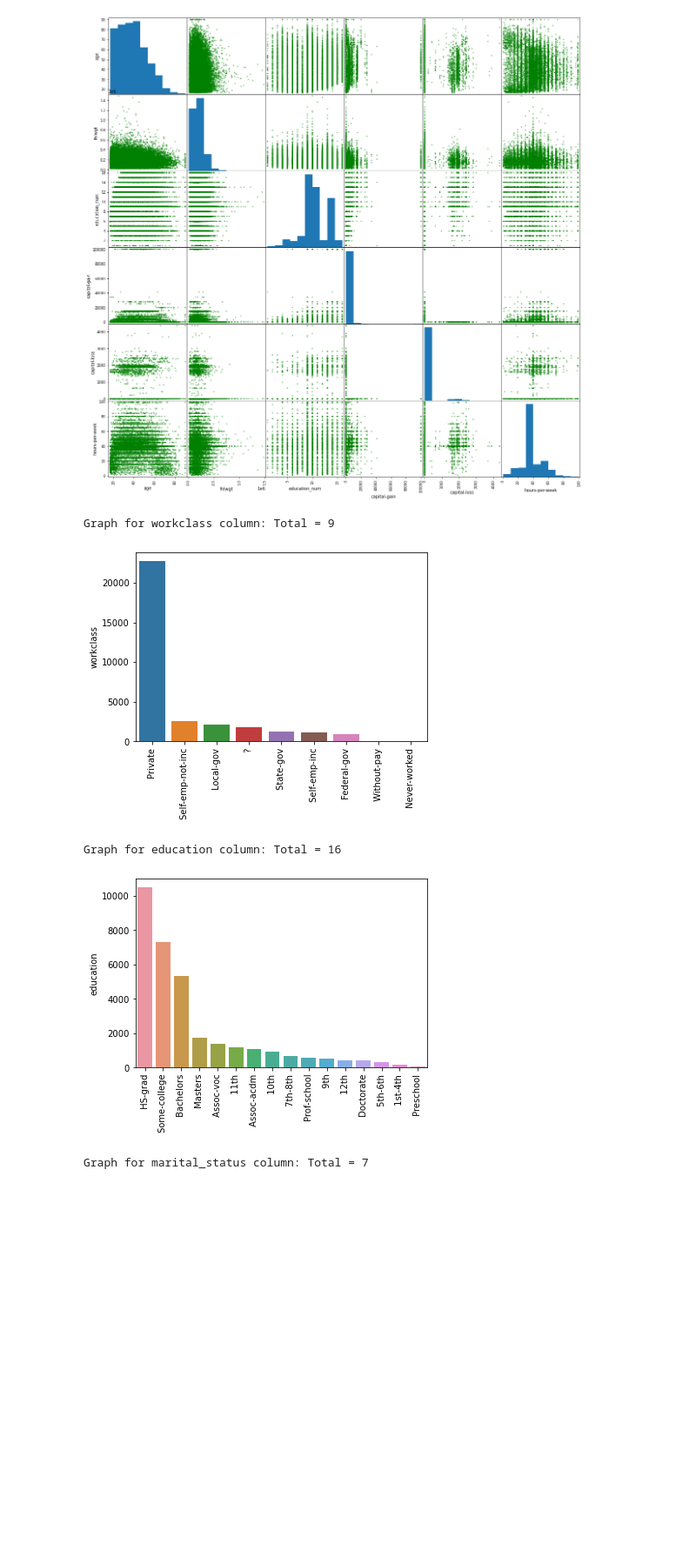
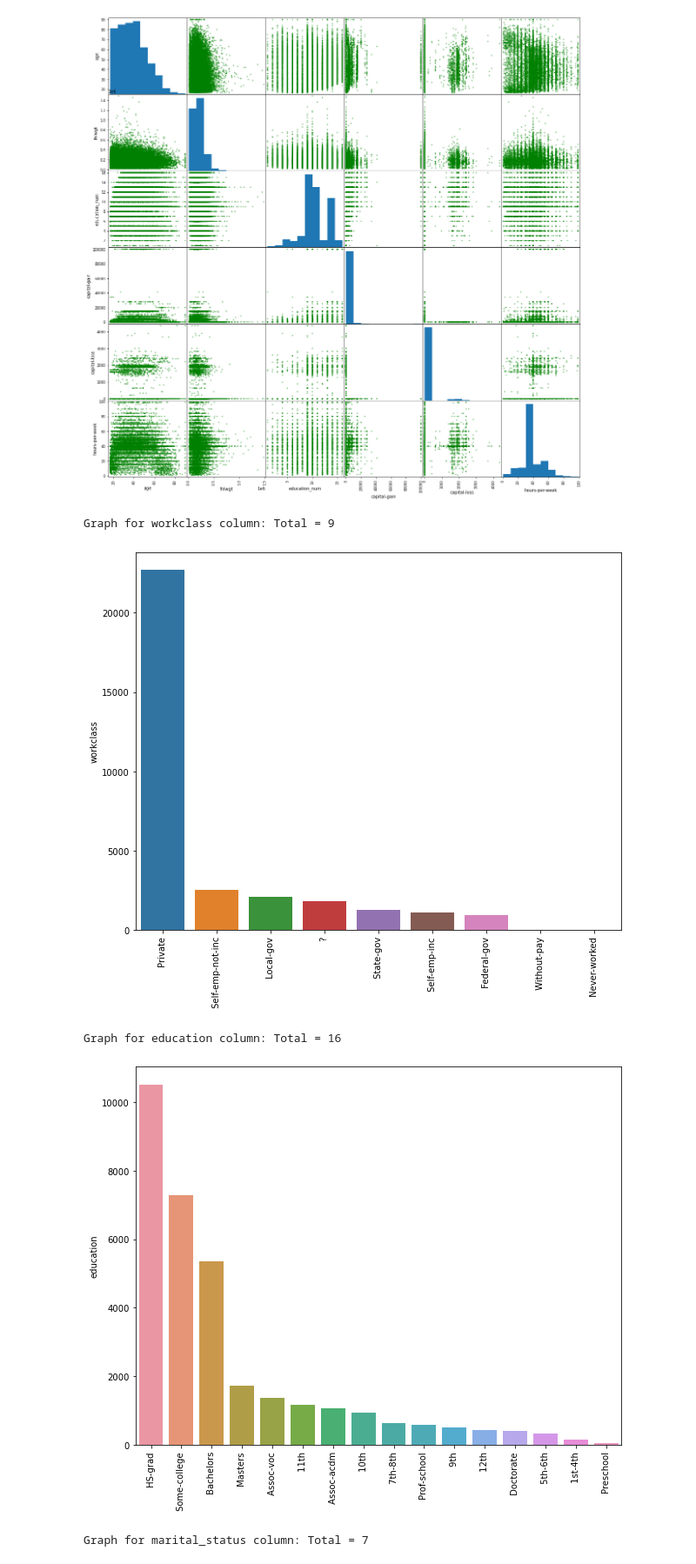
Before and after one commit to pandeysudip/income-prediction, a Jupyter notebook: data_cleaning.ipynb, the cells around one changed output. Shown at 87% size. Drawn from its saved outputs; the diff is of its cells as text; code cells hidden in the pictures; blank space fills up the shorter version.

```diff
--- a/data_cleaning.ipynb
+++ b/data_cleaning.ipynb
@@ -201,14 +195,15 @@ df_cat=df_income[[
     'income' ]]
 # %%
 for cat in df_cat.columns:
+    fig,ax=plt.subplots(figsize=(10,8))
     cat_num=df_cat[cat].value_counts()
-    chart=sns.barplot(x=cat_num.index, y=cat_num)
+    chart=sns.barplot(x=cat_num.index, y=cat_num, ax=ax)
     print('Graph for {} column: Total = {}'.format(cat, len(cat_num)))
     chart.set_xticklabels(chart.get_xticklabels(), rotation=90)
     plt.show()
 # %% [output]
 Graph for workclass column: Total = 9
-[figure, old version]
+[figure, new version]
 Graph for education column: Total = 16
-[figure, old version]
+[figure, new version]
 Graph for marital_status column: Total = 7
```
Also changed, not shown: parts of 6 cells of this notebook, 18 other files.
